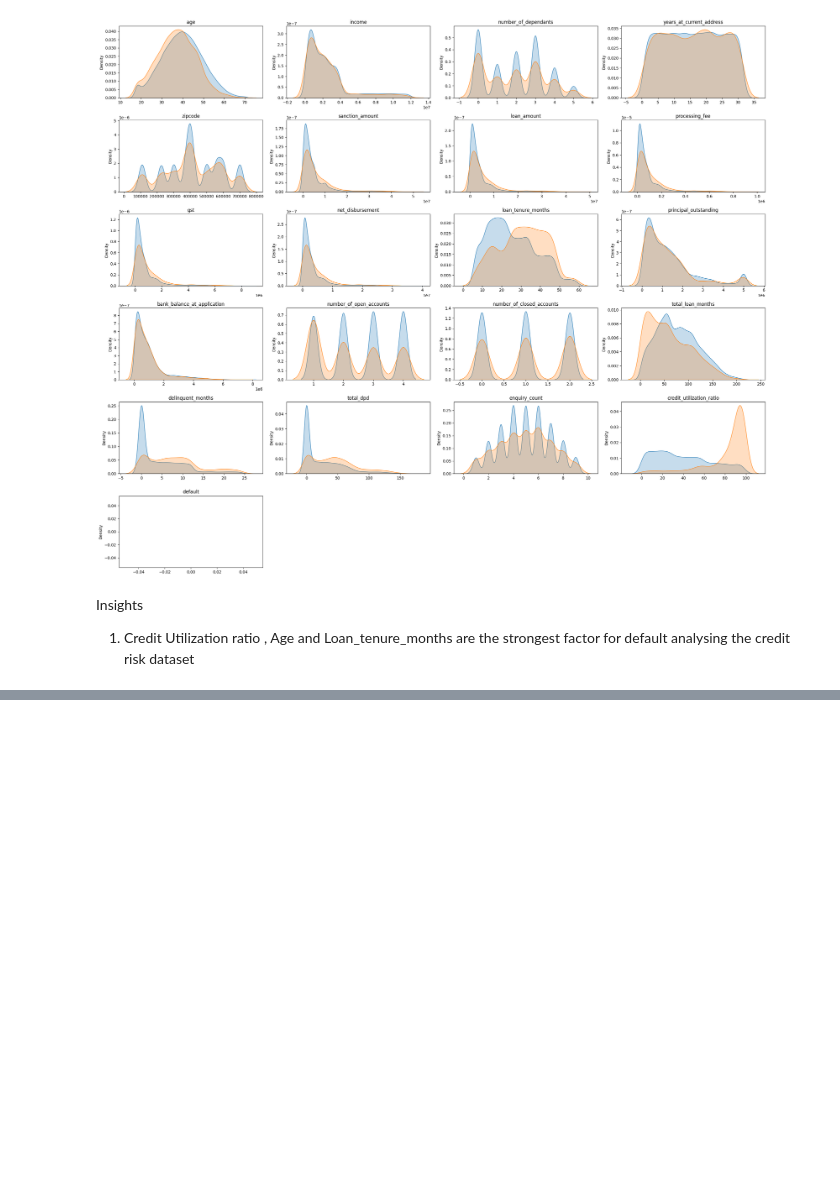
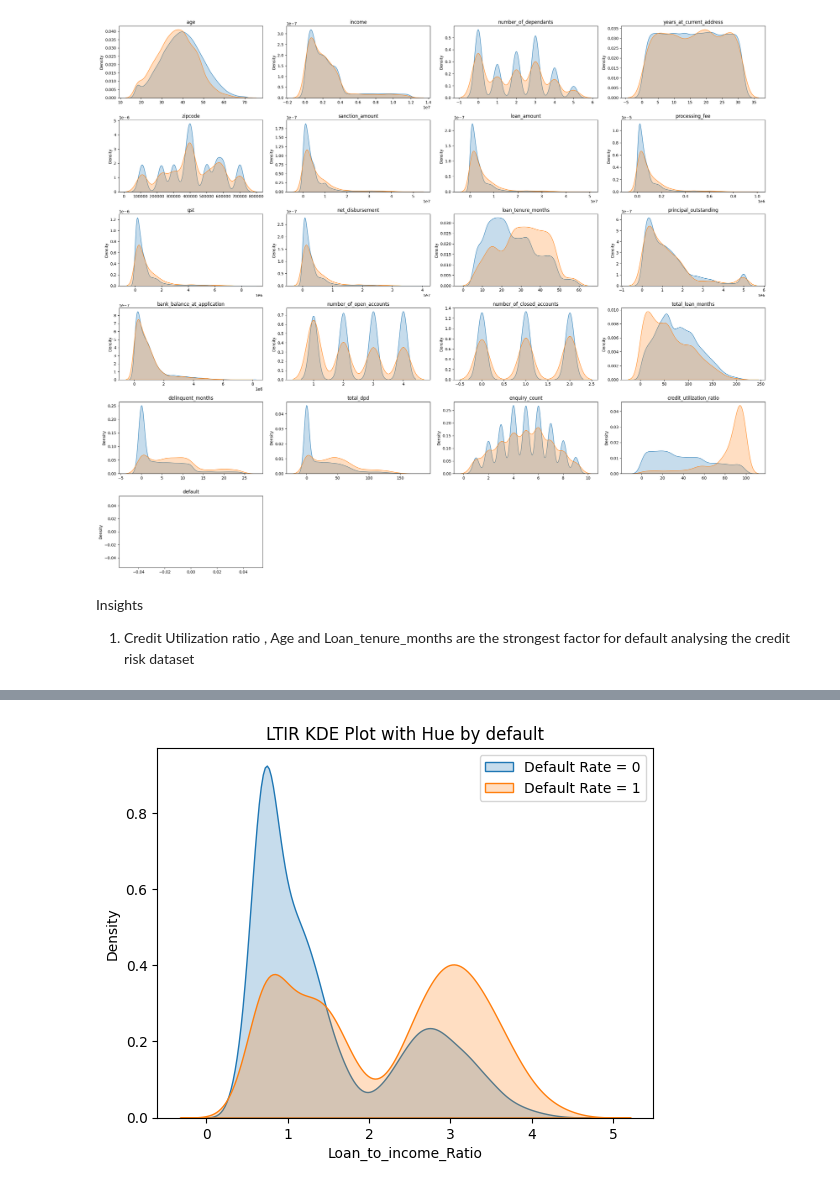
Before and after one commit to praghi/Credit_Risk_Modelling_Prediction, a Jupyter notebook: creditriskprediction.ipynb, the cells around one changed output, grey strips where cells are left out. Saved outputs shown, nothing was run; the diff lists cells and outputs as text; code cells hidden in the pictures; blank space fills up the shorter version.

```diff
--- a/creditriskprediction.ipynb
+++ b/creditriskprediction.ipynb
@@ -413,0 +416,4 @@ Insights
+# %%
+# Create new column LTIR for train and test dataset
+df_train_1['Loan_to_income_Ratio'] = round(df_train_1['loan_amount']/df_train_1['income'],2)
+df_train_1['Loan_to_income_Ratio'].describe()
@@ -413,0 +443,10 @@ Insights
+# %%
+#Analyse using hist plot
+
+sns.kdeplot(df_train_1[df_train_1['default']==0]['Loan_to_income_Ratio'], fill=True, label='Default Rate = 0')
+sns.kdeplot(df_train_1[df_train_1['default']==1]['Loan_to_income_Ratio'], fill=True, label='Default Rate = 1')
+plt.title(f"LTIR KDE Plot with Hue by default")
+plt.legend()
+plt.show()
+# %% [output]
+[figure, added]
```
Also changed, not shown: parts of 39 cells of this notebook.
